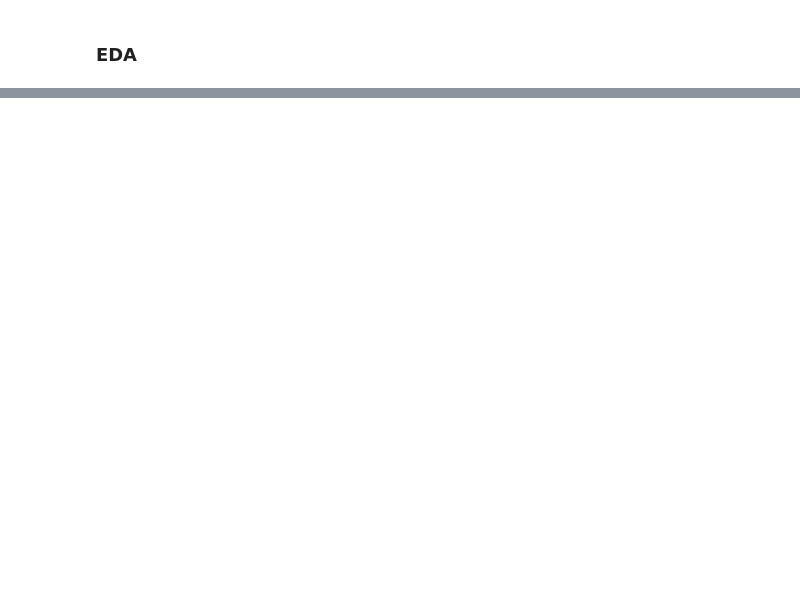
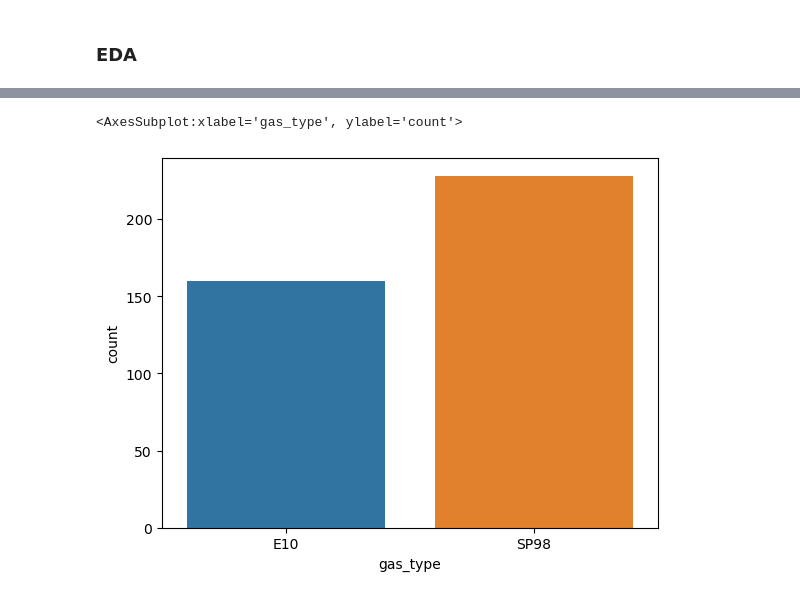
Before and after one commit to Yunling-G/Ironhack_tech_challenge, a Jupyter notebook: notebook/Ironhack_tech_challenge.ipynb, the cells around one changed output, grey strips where cells are left out. Cells and saved outputs as stored; diff of their text form; code cells hidden in the pictures; blank space fills up the shorter version.

```diff
--- a/notebook/Ironhack_tech_challenge.ipynb
+++ b/notebook/Ironhack_tech_challenge.ipynb
@@ -372,0 +408,5 @@ plt.show()
+# %%
+sns.countplot(x=data['gas_type'])
+# %% [output]
+<AxesSubplot:xlabel='gas_type', ylabel='count'>
+[figure, added]
```
Also changed, not shown: parts of 30 cells of this notebook.
